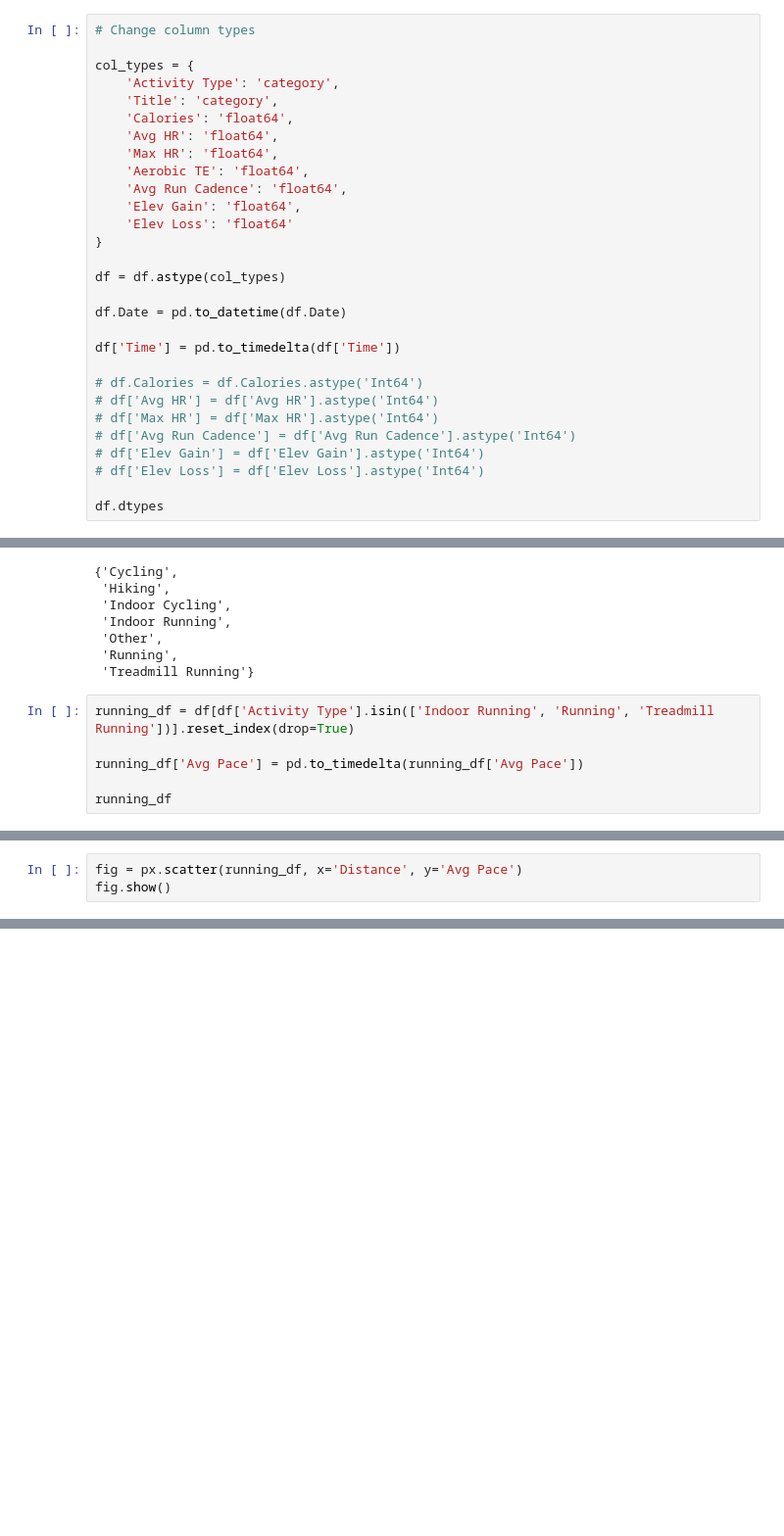
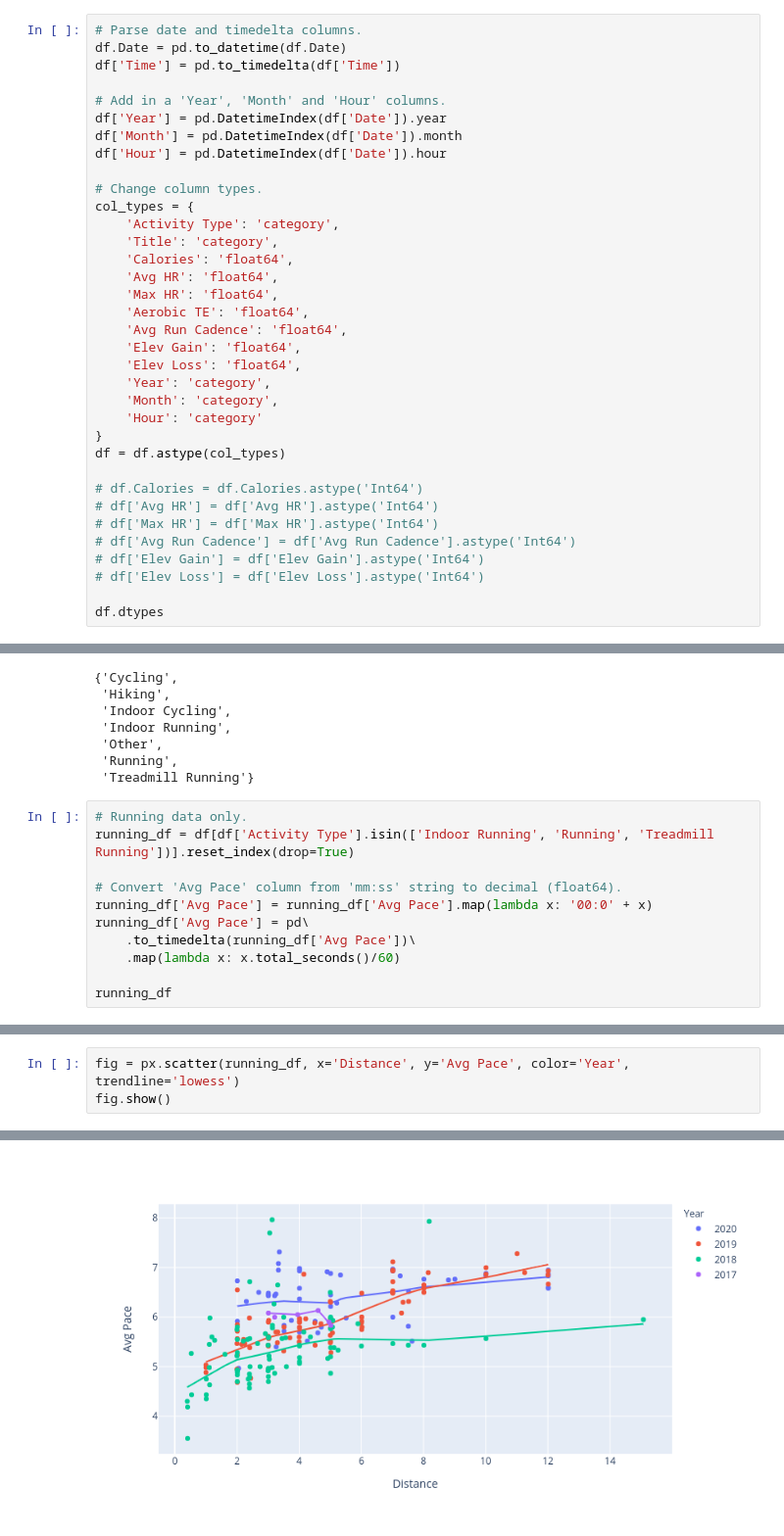
Before and after one commit to zyf0717/garmin-data-analysis, a Jupyter notebook: analysis.ipynb, the cells around one changed output, grey strips where cells are left out. Shown at 98% size. Saved outputs shown, nothing was run; the diff lists cells and outputs as text; blank space fills up the shorter version.

Commit message:
Added plotly charts

```diff
--- a/analysis.ipynb
+++ b/analysis.ipynb
@@ -81,8 +81,16 @@ Avg Stride Length    float64
 Min Temp               int64
 dtype: object
 # %%
-# Change column types
+# Parse date and timedelta columns.
+df.Date = pd.to_datetime(df.Date)
+df['Time'] = pd.to_timedelta(df['Time'])
 
+# Add in a 'Year', 'Month' and 'Hour' columns.
+df['Year'] = pd.DatetimeIndex(df['Date']).year
+df['Month'] = pd.DatetimeIndex(df['Date']).month
+df['Hour'] = pd.DatetimeIndex(df['Date']).hour
+
+# Change column types.
 col_types = {
     'Activity Type': 'category',
     'Title': 'category',
@@ -92,14 +100,12 @@ col_types = {
     'Aerobic TE': 'float64',
     'Avg Run Cadence': 'float64',
     'Elev Gain': 'float64',
-    'Elev Loss': 'float64'
+    'Elev Loss': 'float64',
+    'Year': 'category',
+    'Month': 'category',
+    'Hour': 'category'
 }
-
 df = df.astype(col_types)
-
-df.Date = pd.to_datetime(df.Date)
-
-df['Time'] = pd.to_timedelta(df['Time'])
 
 # df.Calories = df.Calories.astype('Int64')
 # df['Avg HR'] = df['Avg HR'].astype('Int64')
@@ -137,9 +146,14 @@ set(df['Activity Type'])
  'Running',
  'Treadmill Running'}
 # %%
+# Running data only.
 running_df = df[df['Activity Type'].isin(['Indoor Running', 'Running', 'Treadmill Running'])].reset_index(drop=True)
 
-running_df['Avg Pace'] = pd.to_timedelta(running_df['Avg Pace'])
+# Convert 'Avg Pace' column from 'mm:ss' string to decimal (float64).
+running_df['Avg Pace'] = running_df['Avg Pace'].map(lambda x: '00:0' + x)
+running_df['Avg Pace'] = pd\
+    .to_timedelta(running_df['Avg Pace'])\
+    .map(lambda x: x.total_seconds()/60)
 
 running_df
 # %% [output]
@@ -159,4 +173,4 @@ running_df
 # %%
-fig = px.scatter(running_df, x='Distance', y='Avg Pace')
+fig = px.scatter(running_df, x='Distance', y='Avg Pace', color='Year', trendline='lowess')
 fig.show()
 # %% [output]
@@ -163,0 +177 @@ fig.show()
+[figure, added]
```
Also changed, not shown: parts of 7 cells of this notebook.
